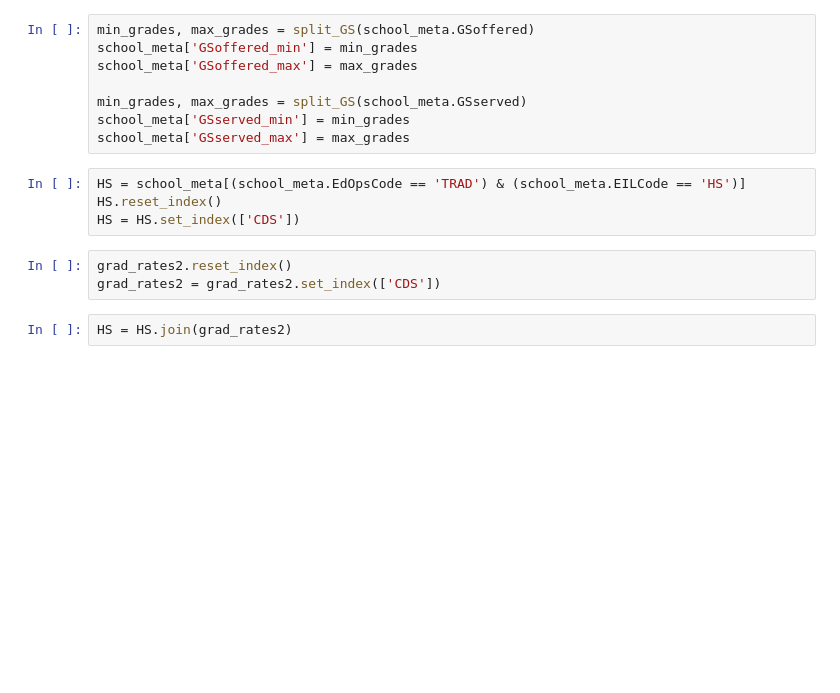
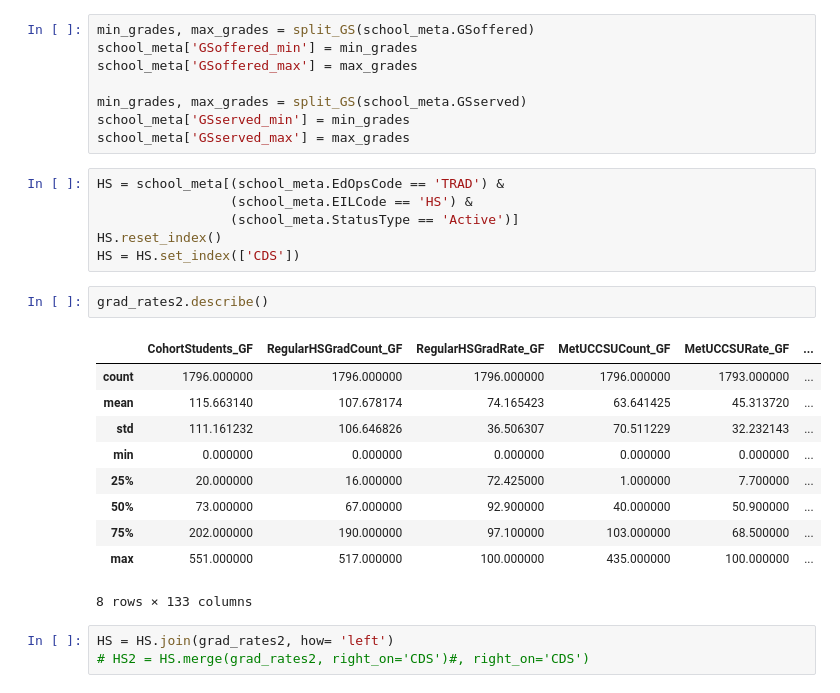
Before and after one commit to jordanplanders/Thinkful, a Jupyter notebook: Bootcamp/Unit 2/CA_edu_features.ipynb, the cells around one changed output. Cells and saved outputs as stored; diff of their text form; blank space fills up the shorter version.

```diff
--- a/Bootcamp/Unit 2/CA_edu_features.ipynb
+++ b/Bootcamp/Unit 2/CA_edu_features.ipynb
@@ -113,11 +123,24 @@ min_grades, max_grades = split_GS(school_meta.GSserved)
 school_meta['GSserved_min'] = min_grades
 school_meta['GSserved_max'] = max_grades
 # %%
-HS = school_meta[(school_meta.EdOpsCode == 'TRAD') & (school_meta.EILCode == 'HS')]
+HS = school_meta[(school_meta.EdOpsCode == 'TRAD') &
+                 (school_meta.EILCode == 'HS') &
+                 (school_meta.StatusType == 'Active')]
 HS.reset_index()
 HS = HS.set_index(['CDS'])
-# %%
-grad_rates2.reset_index()
-grad_rates2 = grad_rates2.set_index(['CDS'])
-# %%
-HS = HS.join(grad_rates2)
+# %%
+grad_rates2.describe()
+# %% [output]
+|  | CohortStudents_GF | RegularHSGradCount_GF | RegularHSGradRate_GF | MetUCCSUCount_GF | MetUCCSURate_GF | ... |
+| count | 1796.000000 | 1796.000000 | 1796.000000 | 1796.000000 | 1793.000000 | ... |
+| mean | 115.663140 | 107.678174 | 74.165423 | 63.641425 | 45.313720 | ... |
+| std | 111.161232 | 106.646826 | 36.506307 | 70.511229 | 32.232143 | ... |
+| min | 0.000000 | 0.000000 | 0.000000 | 0.000000 | 0.000000 | ... |
+| 25% | 20.000000 | 16.000000 | 72.425000 | 1.000000 | 7.700000 | ... |
+| 50% | 73.000000 | 67.000000 | 92.900000 | 40.000000 | 50.900000 | ... |
+| 75% | 202.000000 | 190.000000 | 97.100000 | 103.000000 | 68.500000 | ... |
+| max | 551.000000 | 517.000000 | 100.000000 | 435.000000 | 100.000000 | ... |
+8 rows × 133 columns
+# %%
+HS = HS.join(grad_rates2, how= 'left')
+# HS2 = HS.merge(grad_rates2, right_on='CDS')#, right_on='CDS')
```
Also changed, not shown: parts of 10 cells of this notebook.
